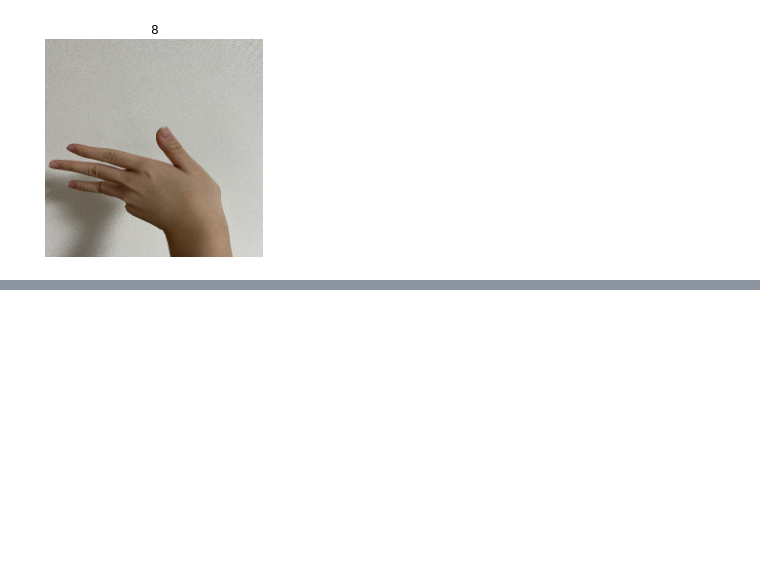
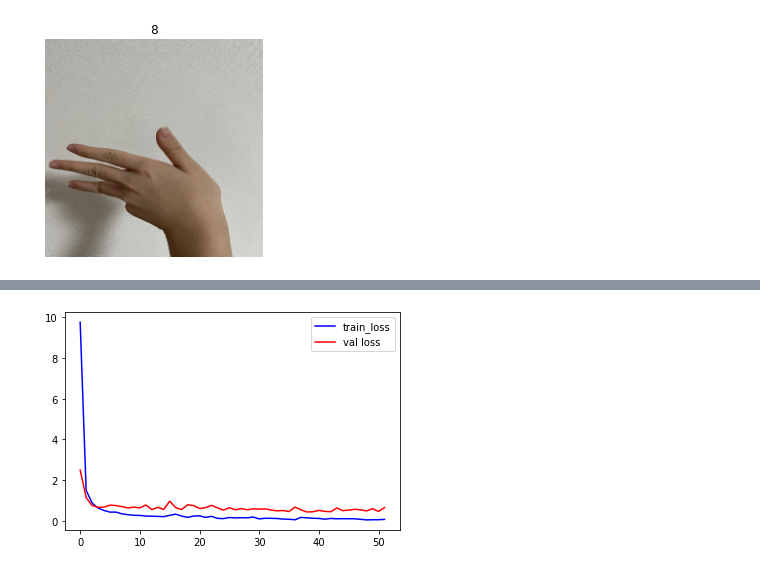
Before and after one commit to Mu-jun/dacon, a Jupyter notebook: sign_lang_img_classifier/tf_model.ipynb, the cells around one changed output, grey strips where cells are left out. Cells and saved outputs as stored; diff of their text form; code cells hidden in the pictures; blank space fills up the shorter version.

```diff
--- a/sign_lang_img_classifier/tf_model.ipynb
+++ b/sign_lang_img_classifier/tf_model.ipynb
@@ -270,5 +276,7 @@ Epoch 32/10000
 # %%
 plt.plot(hist.history["loss"], c='b', label="train_loss")
 plt.plot(hist.history["val_loss"], c='r', label="val loss")
-plt.lengend()
+plt.legend()
 plt.show()
+# %% [output]
+[figure, added]
```
Also changed, not shown: parts of 3 cells of this notebook, 2 other files.
